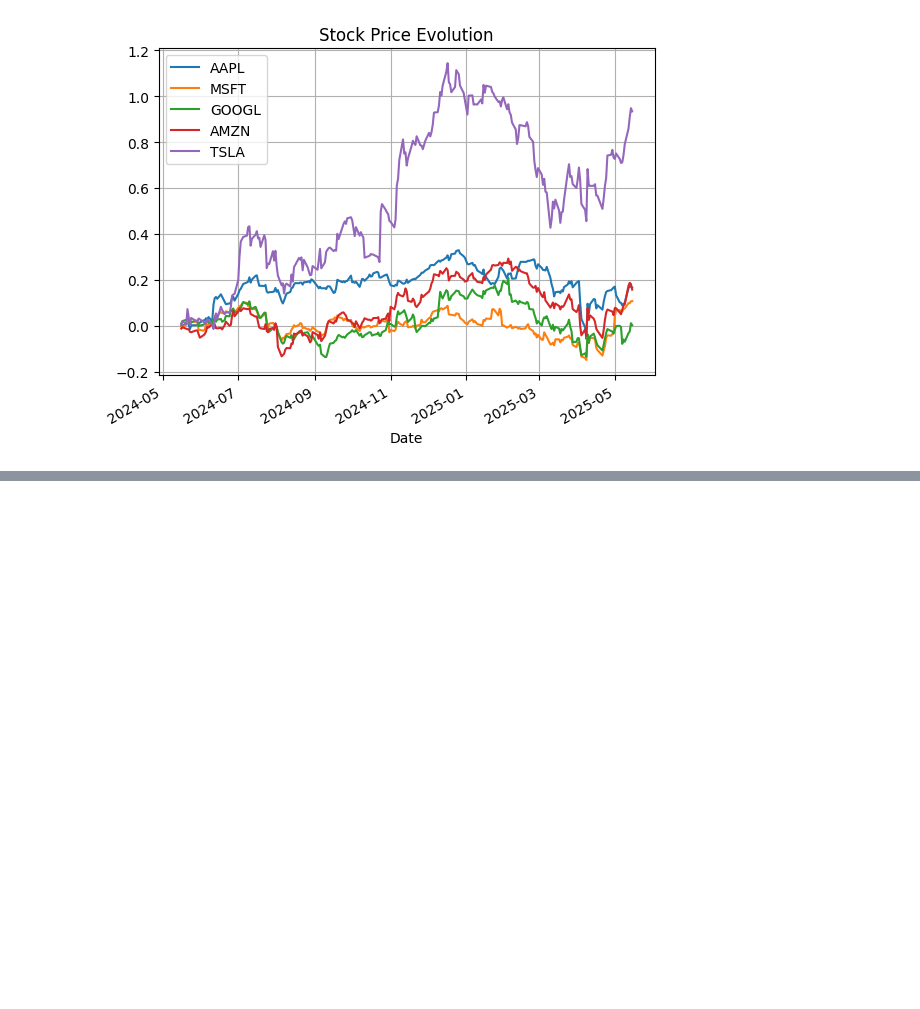
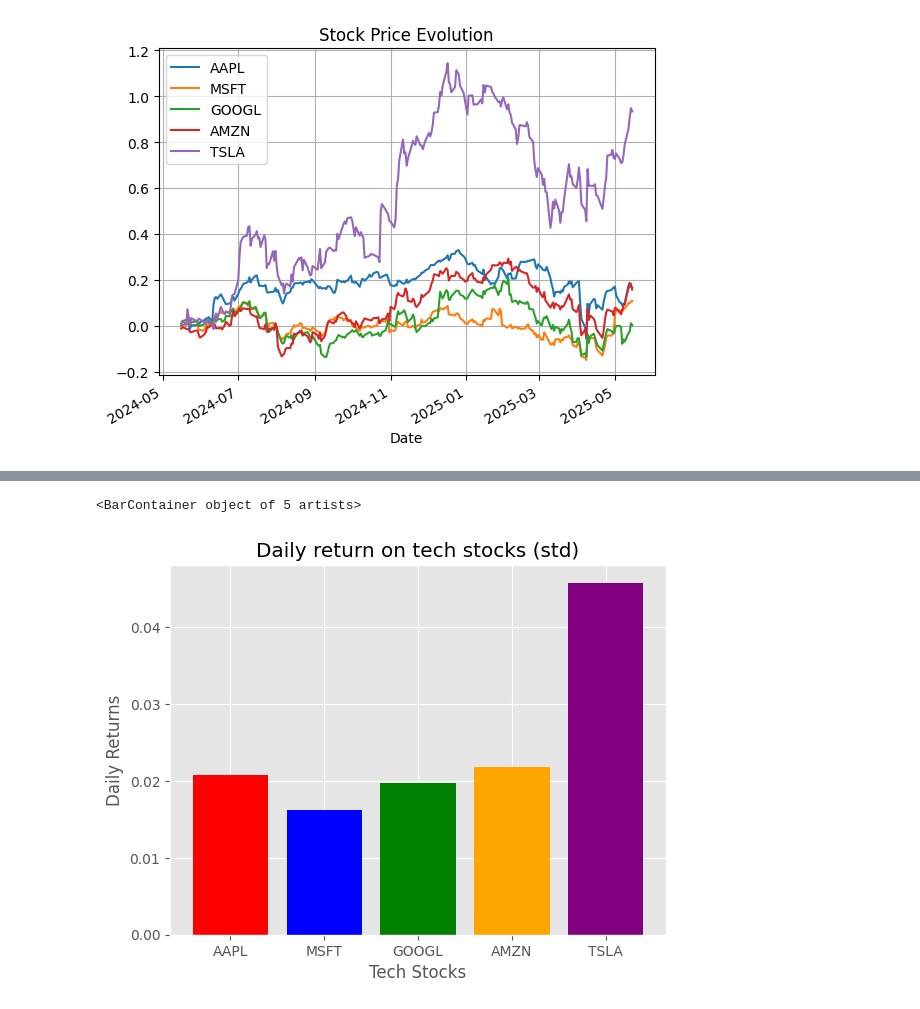
Before and after one commit to sohansputhran/quant-trading-system, a Jupyter notebook: notebooks/exploration.ipynb, the cells around one changed output, grey strips where cells are left out. Saved outputs shown, nothing was run; the diff lists cells and outputs as text; code cells hidden in the pictures; blank space fills up the shorter version.

```diff
--- a/notebooks/exploration.ipynb
+++ b/notebooks/exploration.ipynb
@@ -339,0 +339,10 @@ plt.bar(daily_return.columns,daily_return.mean(),color=["red","blue","green","or
+# %%
+# Pyplot demo
+fig, ax = plt.subplots()
+plt.style.available
+plt.style.use('ggplot')
+ax.set(title="Daily return on tech stocks (std)", xlabel="Tech Stocks", ylabel = "Daily Returns")
+plt.bar(daily_return.columns,daily_return.std(),color=["red","blue","green","orange","purple"])
+# %% [output]
+<BarContainer object of 5 artists>
+[figure, added]
```
Also changed, not shown: parts of 16 cells of this notebook, 4 other files.
